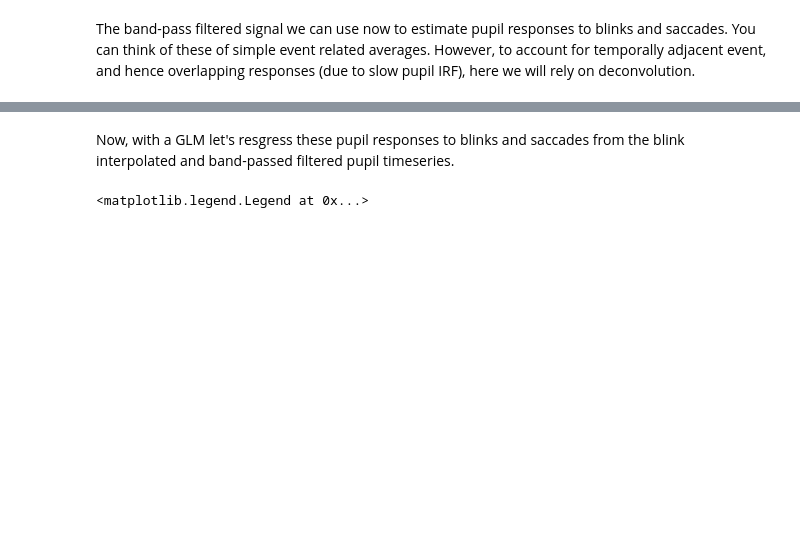
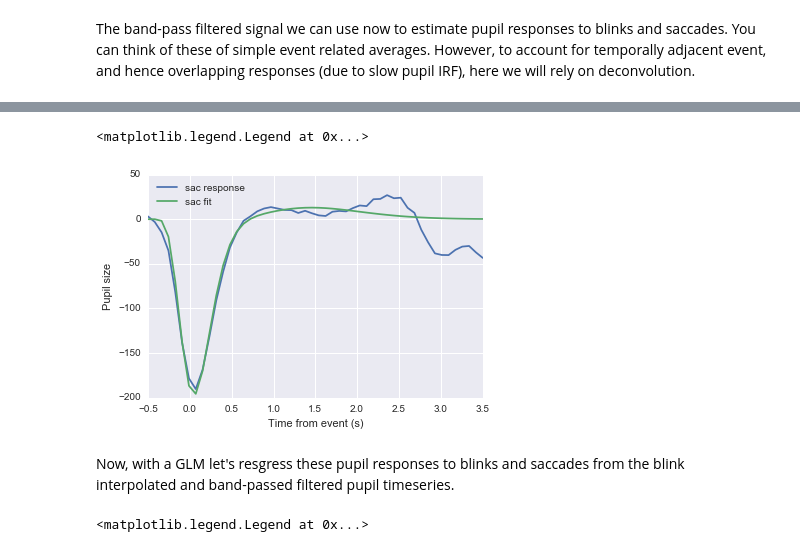
Before and after one commit to DonnerLab/Tutorials, a Jupyter notebook: pupil_preprocess_python.ipynb, the cells around one changed output, grey strips where cells are left out. Drawn from its saved outputs; the diff is of its cells as text; code cells hidden in the pictures; blank space fills up the shorter version.

```diff
--- a/pupil_preprocess_python.ipynb
+++ b/pupil_preprocess_python.ipynb
@@ -103,3 +106,13 @@ legend()
+# %%
+xx = np.linspace(-0.5, 3.5, len(eso.blink_response))
+plot(xx, eso.sac_response, label='sac response')
+plot(xx, eso.sac_fit, label='sac fit')
+xlabel('Time from event (s)')
+ylabel('Pupil size')
+legend(loc=2)
+# %% [output]
+<matplotlib.legend.Legend at 0x...>
+[figure, added]
 # %% [markdown]
 Now, with a GLM let's resgress these pupil responses to blinks and saccades from the blink interpolated and band-passed filtered pupil timeseries.
 # %%
```
Also changed, not shown: parts of 9 cells of this notebook.
